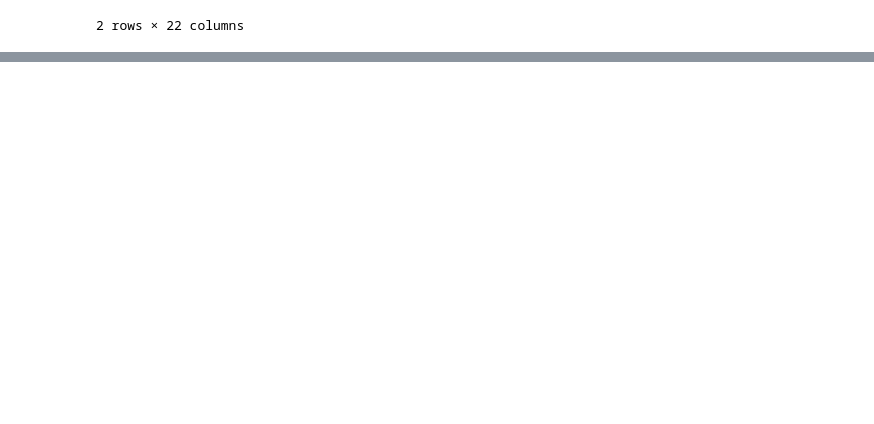
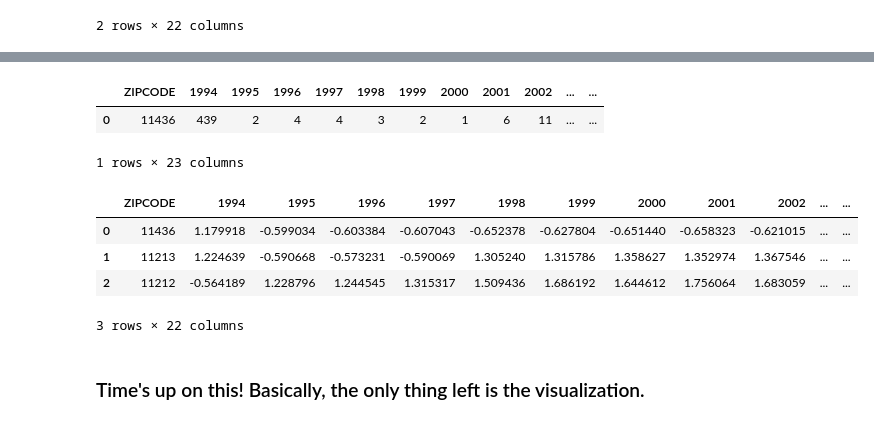
Before and after one commit to rrubo/PUI2017_rh2684, a Jupyter notebook: HW11_rh2684/HW11_assignment_1.ipynb, the cells around one changed output, grey strips where cells are left out. Drawn from its saved outputs; the diff is of its cells as text; code cells hidden in the pictures; blank space fills up the shorter version.

```diff
--- a/HW11_rh2684/HW11_assignment_1.ipynb
+++ b/HW11_rh2684/HW11_assignment_1.ipynb
@@ -325,0 +340,45 @@ res_Mix=GM.predict(finalDf.iloc[:,:-1])
+# %%
+finalDf.loc[:0:]
+# %% [output]
+|  | ZIPCODE | 1994 | 1995 | 1996 | 1997 | 1998 | 1999 | 2000 | 2001 | 2002 | ... | ... |
+| 0 | 11436 | 439 | 2 | 4 | 4 | 3 | 2 | 1 | 6 | 11 | ... | ... |
+1 rows × 23 columns
+# %%
+# normalizing values
+
+normalizedDf = finalDf
+normalizedDf = normalizedDf.drop('kmLabels', axis=1);
+# %%
+# My fingers bleed writing this non-pythonic solution, but no time for loops now, sorry.
+
+normalizedDf[1994] = (normalizedDf[1994] - normalizedDf[1994].mean()) / normalizedDf[1994].std()
+normalizedDf[1995] = (normalizedDf[1995] - normalizedDf[1995].mean()) / normalizedDf[1995].std()
+normalizedDf[1996] = (normalizedDf[1996] - normalizedDf[1996].mean()) / normalizedDf[1996].std()
+normalizedDf[1997] = (normalizedDf[1997] - normalizedDf[1997].mean()) / normalizedDf[1997].std()
+normalizedDf[1998] = (normalizedDf[1998] - normalizedDf[1998].mean()) / normalizedDf[1998].std()
+normalizedDf[1999] = (normalizedDf[1999] - normalizedDf[1999].mean()) / normalizedDf[1999].std()
+normalizedDf[2000] = (normalizedDf[2000] - normalizedDf[2000].mean()) / normalizedDf[2000].std()
+normalizedDf[2001] = (normalizedDf[2001] - normalizedDf[2001].mean()) / normalizedDf[2001].std()
+normalizedDf[2002] = (normalizedDf[2002] - normalizedDf[2002].mean()) / normalizedDf[2002].std()
+normalizedDf[2003] = (normalizedDf[2003] - normalizedDf[2003].mean()) / normalizedDf[2003].std()
+normalizedDf[2004] = (normalizedDf[2004] - normalizedDf[2004].mean()) / normalizedDf[2004].std()
+normalizedDf[2005] = (normalizedDf[2005] - normalizedDf[2005].mean()) / normalizedDf[2005].std()
+normalizedDf[2006] = (normalizedDf[2006] - normalizedDf[2006].mean()) / normalizedDf[2006].std()
+normalizedDf[2007] = (normalizedDf[2007] - normalizedDf[2007].mean()) / normalizedDf[2007].std()
+normalizedDf[2008] = (normalizedDf[2008] - normalizedDf[2008].mean()) / normalizedDf[2008].std()
+normalizedDf[2009] = (normalizedDf[2009] - normalizedDf[2009].mean()) / normalizedDf[2009].std()
+normalizedDf[2010] = (normalizedDf[2010] - normalizedDf[2010].mean()) / normalizedDf[2010].std()
+normalizedDf[2011] = (normalizedDf[2011] - normalizedDf[2011].mean()) / normalizedDf[2011].std()
+normalizedDf[2012] = (normalizedDf[2012] - normalizedDf[2012].mean()) / normalizedDf[2012].std()
+normalizedDf[2013] = (normalizedDf[2013] - normalizedDf[2013].mean()) / normalizedDf[2013].std()
+normalizedDf[2014] = (normalizedDf[2014] - normalizedDf[2014].mean()) / normalizedDf[2014].std()
+# %%
+normalizedDf.head(3)
+# %% [output]
+|  | ZIPCODE | 1994 | 1995 | 1996 | 1997 | 1998 | 1999 | 2000 | 2001 | 2002 | ... | ... |
+| 0 | 11436 | 1.179918 | -0.599034 | -0.603384 | -0.607043 | -0.652378 | -0.627804 | -0.651440 | -0.658323 | -0.621015 | ... | ... |
+| 1 | 11213 | 1.224639 | -0.590668 | -0.573231 | -0.590069 | 1.305240 | 1.315786 | 1.358627 | 1.352974 | 1.367546 | ... | ... |
+| 2 | 11212 | -0.564189 | 1.228796 | 1.244545 | 1.315317 | 1.509436 | 1.686192 | 1.644612 | 1.756064 | 1.683059 | ... | ... |
+3 rows × 22 columns
+# %% [markdown]
+### Time's up on this! Basically, the only thing left is the visualization.
```
Also changed, not shown: parts of 1 cell of this notebook.
